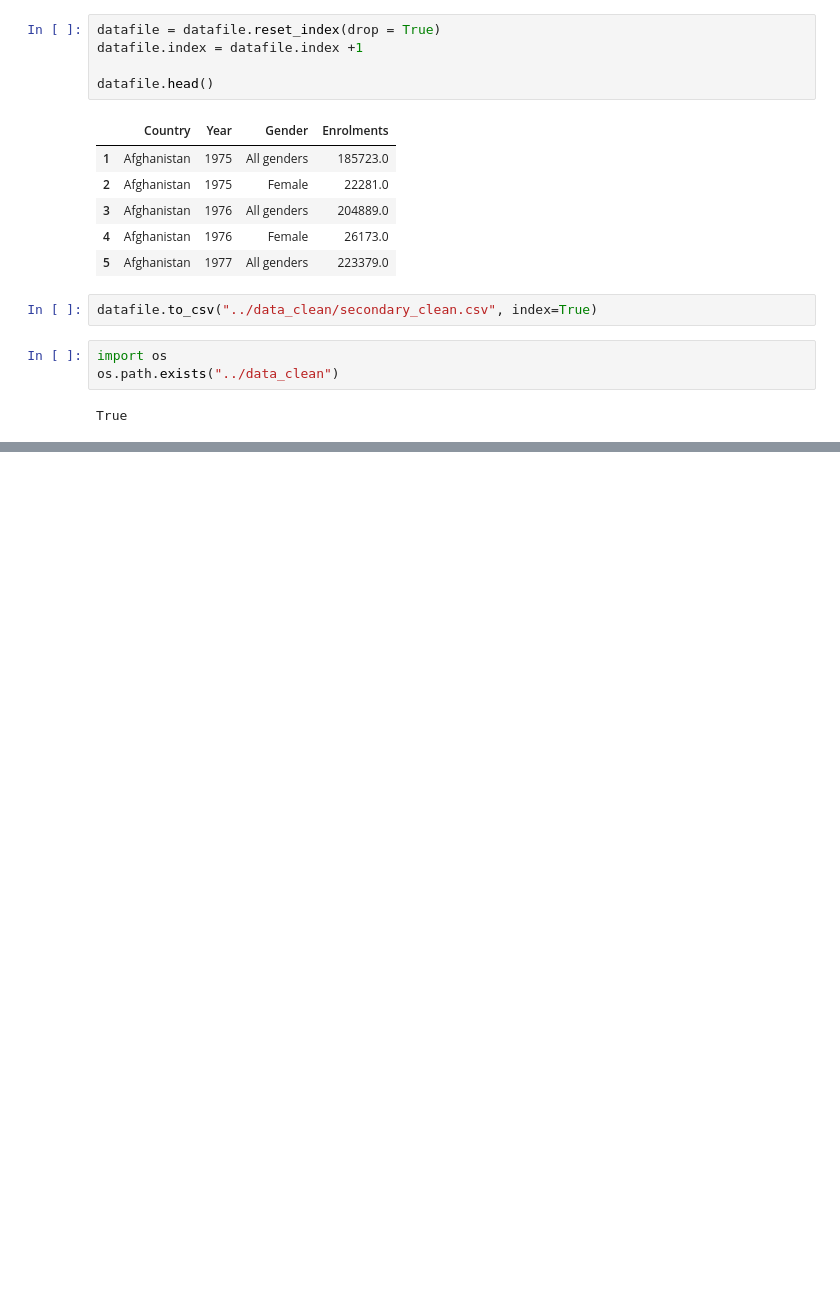
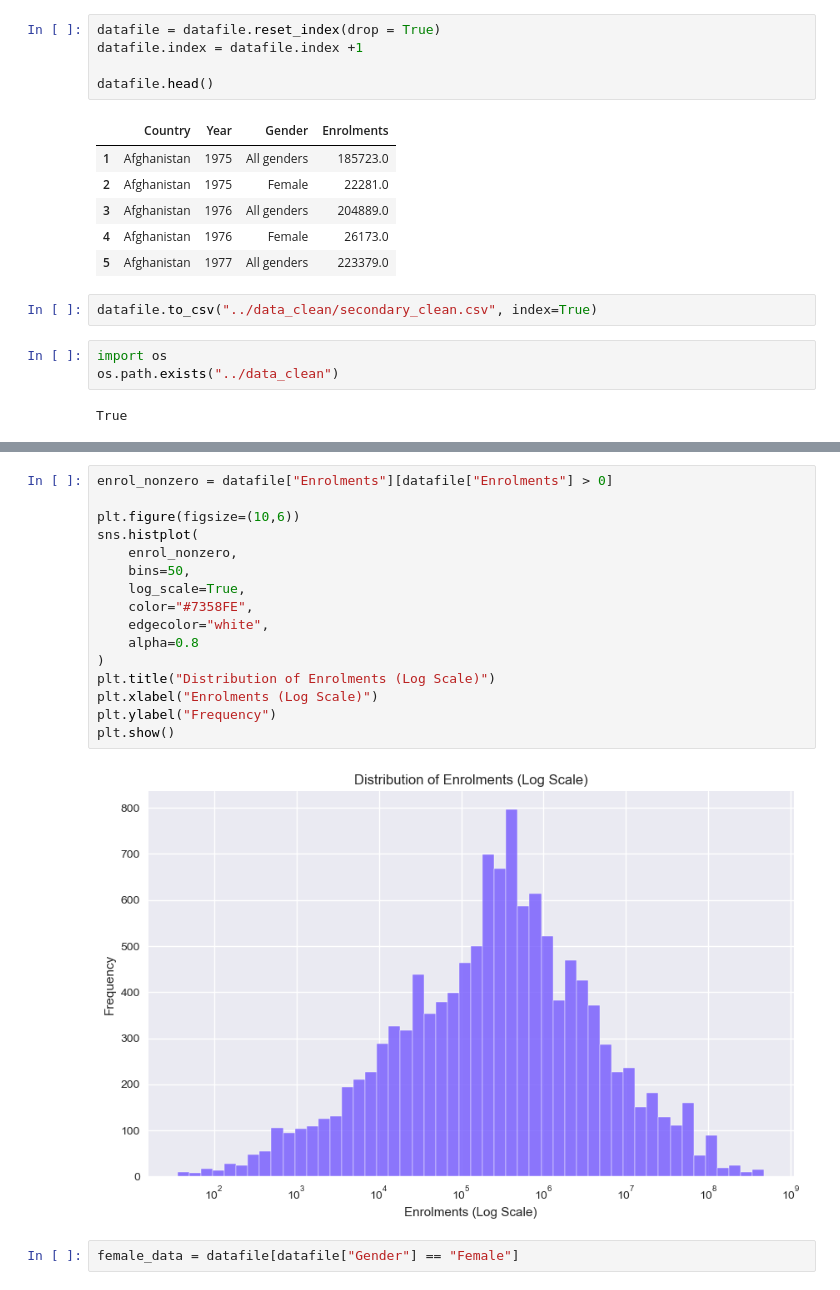
Before and after one commit to umarmohdcr7-spec/life-expectancy-education, a Jupyter notebook: notebooks/secondary.ipynb, the cells around one changed output, grey strips where cells are left out. Cells and saved outputs as stored; diff of their text form; blank space fills up the shorter version.

```diff
--- a/notebooks/secondary.ipynb
+++ b/notebooks/secondary.ipynb
@@ -104,0 +157,20 @@ True
+# %%
+enrol_nonzero = datafile["Enrolments"][datafile["Enrolments"] > 0]
+
+plt.figure(figsize=(10,6))
+sns.histplot(
+    enrol_nonzero,
+    bins=50,
+    log_scale=True,
+    color="#7358FE",
+    edgecolor="white",
+    alpha=0.8
+)
+plt.title("Distribution of Enrolments (Log Scale)")
+plt.xlabel("Enrolments (Log Scale)")
+plt.ylabel("Frequency")
+plt.show()
+# %% [output]
+[figure, added]
+# %%
+female_data = datafile[datafile["Gender"] == "Female"]
```
Also changed, not shown: parts of 8 cells of this notebook.
